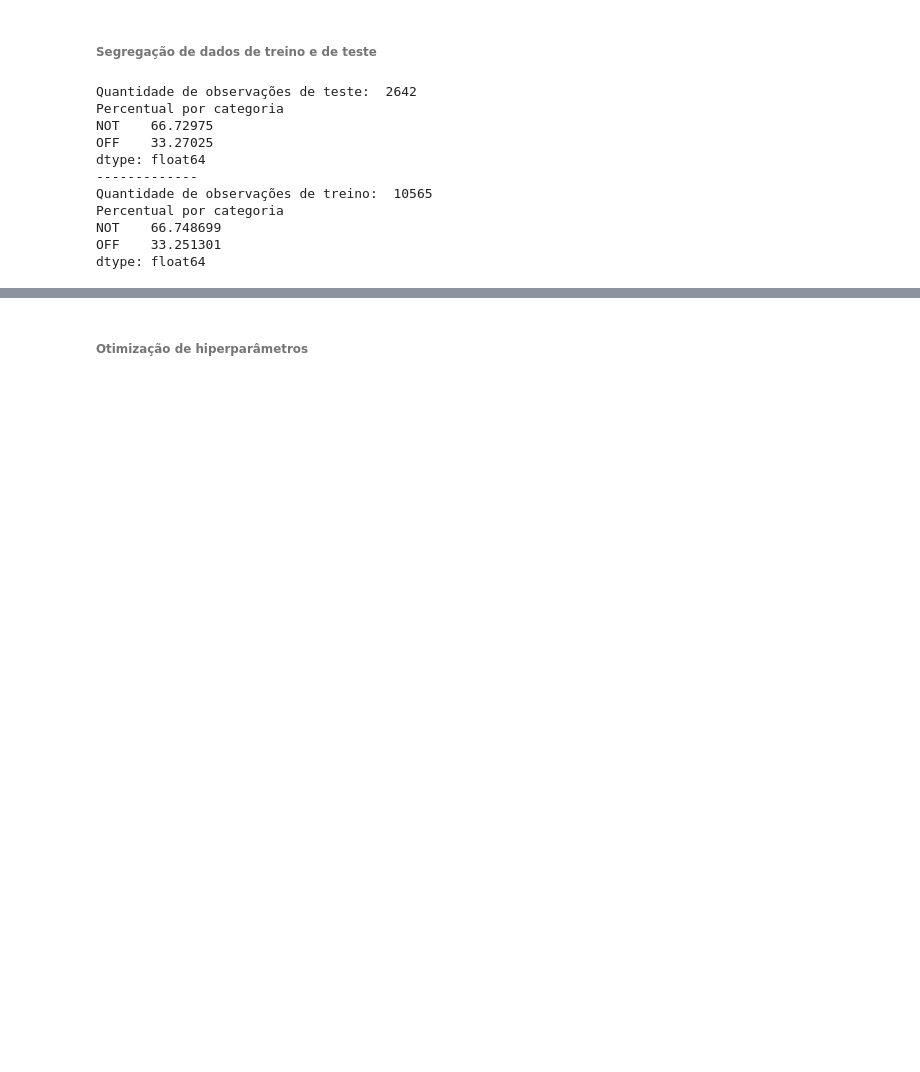
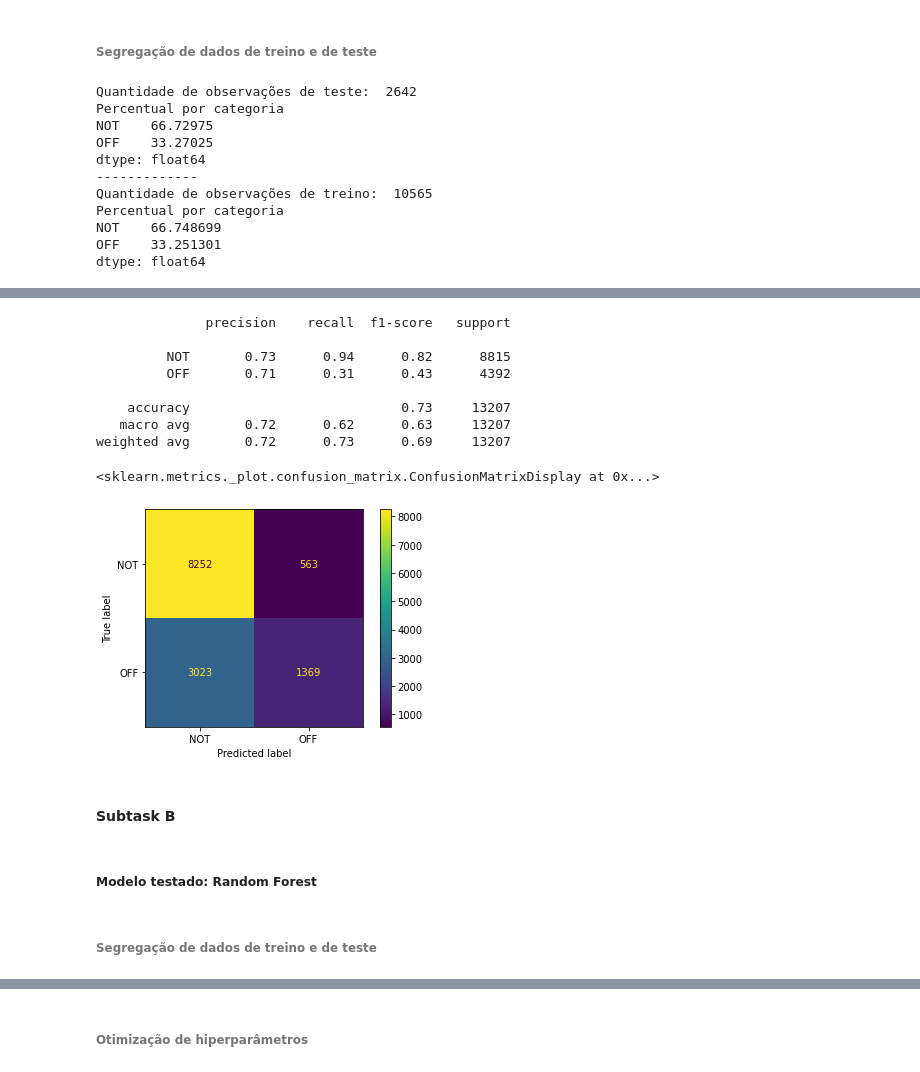
Before and after one commit to eduardodut/Mineracao_dados_textos_web, a Jupyter notebook: projeto01_equipe01.ipynb, the cells around one changed output, grey strips where cells are left out. Cells and saved outputs as stored; diff of their text form; code cells hidden in the pictures; blank space fills up the shorter version.

```diff
--- a/projeto01_equipe01.ipynb
+++ b/projeto01_equipe01.ipynb
@@ -909,0 +1029,31 @@ dtype: float64
+# %%
+#@markdown Para todo os dados do trainset
+
+from sklearn.metrics import classification_report, plot_confusion_matrix
+y_pred = modelo_otimizado.predict(X)
+print(classification_report(y,
+                            y_pred,
+                            target_names=
+                            binarizador_label.classes_))
+plot_confusion_matrix(modelo_otimizado,
+                      X,
+                      y,
+                      display_labels= binarizador_label.classes_,
+                      values_format= ".0f")
+# %% [output]
+              precision    recall  f1-score   support
+
+         NOT       0.73      0.94      0.82      8815
+         OFF       0.71      0.31      0.43      4392
+
+    accuracy                           0.73     13207
+   macro avg       0.72      0.62      0.63     13207
+weighted avg       0.72      0.73      0.69     13207
+<sklearn.metrics._plot.confusion_matrix.ConfusionMatrixDisplay at 0x...>
+[figure, added]
+# %% [markdown]
+#### Subtask B
+# %% [markdown]
+##### Modelo testado: Random Forest
+# %% [markdown]
+###### Segregação de dados de treino e de teste
```
Also changed, not shown: parts of 15 cells of this notebook.
